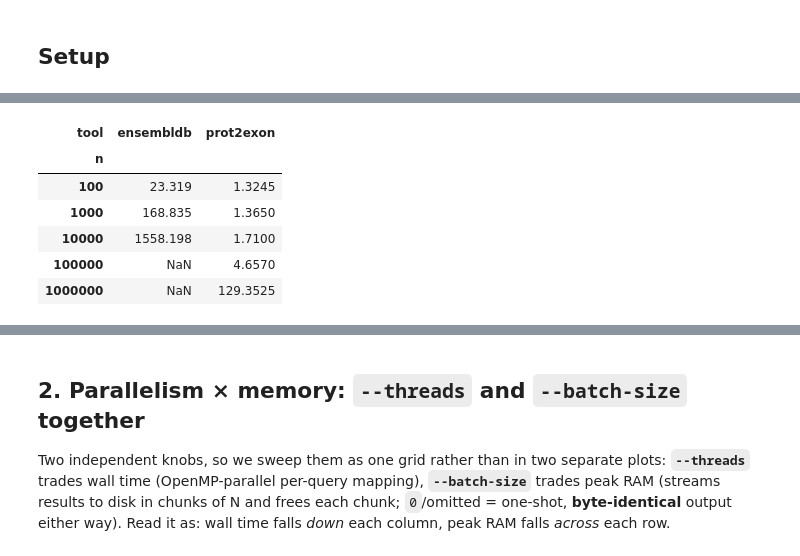
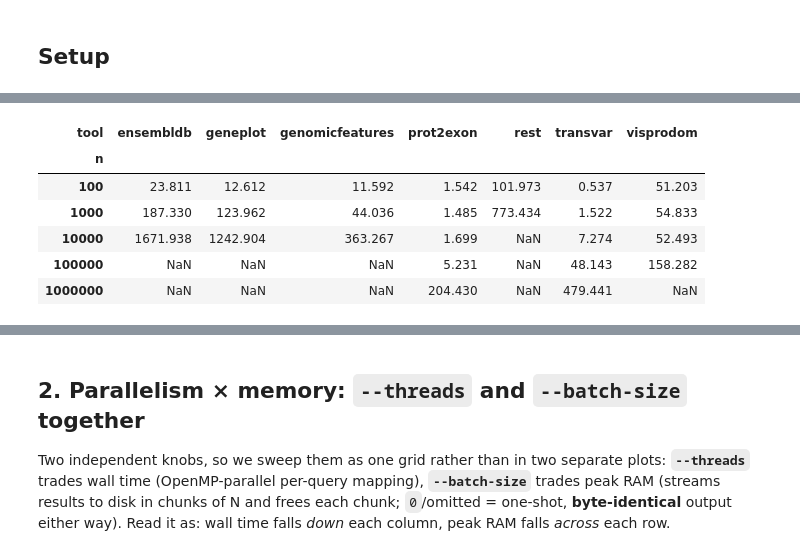
Before and after one commit to SotoLF/fastCDS, a Jupyter notebook: tutorial/reproduce_paper/end_to_end/scaling_and_ram.ipynb, the cells around one changed output, grey strips where cells are left out. Saved outputs shown, nothing was run; the diff lists cells and outputs as text; code cells hidden in the pictures.

```diff
--- a/tutorial/reproduce_paper/end_to_end/scaling_and_ram.ipynb
+++ b/tutorial/reproduce_paper/end_to_end/scaling_and_ram.ipynb
@@ -26,6 +30,25 @@ except NameError:
     pass  # Not in IPython (e.g. plain python REPL); ignore.
 import matplotlib as mpl
 import matplotlib.pyplot as plt
+
+# Every figure saved as PNG also gets a vector PDF (same bbox/dimensions) under
+# tutorial/reproduce_paper/figures_pdf/ (right next to these notebooks), so the
+# paper figures are available as scalable PDFs without changing any plotting code.
+from pathlib import Path as _Path
+import os as _os
+FIGDIR = (_Path.home() / "Desktop" / "protein2genomic" / "tutorial"
+          / "reproduce_paper" / "figures_pdf")
+FIGDIR.mkdir(parents=True, exist_ok=True)
+if not getattr(mpl.figure.Figure.savefig, "_writes_pdf", False):  # guard: don't double-wrap
+    _orig_savefig = mpl.figure.Figure.savefig
+    def _savefig_both(self, fname, *a, **k):
+        _orig_savefig(self, fname, *a, **k)
+        s = str(fname)
+        if s.lower().endswith(".png"):
+            kk = dict(k); kk.pop("dpi", None)              # vector PDF: drop raster dpi
+            _orig_savefig(self, str(FIGDIR / (_os.path.splitext(_os.path.basename(s))[0] + ".pdf")), *a, **kk)
+    _savefig_both._writes_pdf = True
+    mpl.figure.Figure.savefig = _savefig_both
 
 # Paper-ready figure defaults. Tweaks vs matplotlib's stock style:
 #   - Larger fonts (10pt body, 11pt axis labels, 12pt title).
@@ -76,14 +99,15 @@ import pandas as pd
 from pathlib import Path
 
 DATA = Path.home() / "Desktop" / "protein2genomic_data"
-TIMINGS = DATA / "bench" / "timings.tsv"
+# Unified apple-to-apple scaling: every tool measured on the SAME machine, the
+# SAME query sets, single-threaded, end-to-end (wall + peak RSS via wait4).
+# Tools too slow / too memory-hungry at a given N were stopped there.
+SCAL = DATA / "bench" / "scaling_apple2apple.tsv"
 # Combined threads x batch-size grid (benchmarks/threads_batch_grid.py).
 GRID = DATA / "bench" / "threads_batch_grid.tsv"
-# VisProDom run at several N (benchmarks/visprodom_human.R over query subsets).
-VPD = DATA / "notebook_software_comparison" / "visprodom_scaling.tsv"
 
-assert TIMINGS.exists(), f"missing {TIMINGS} (run benchmarks/scaling_benchmark.py)"
-assert GRID.exists(),    f"missing {GRID} (run benchmarks/threads_batch_grid.py)"
-print(f"timings : {TIMINGS}")
+assert SCAL.exists(), f"missing {SCAL} (run benchmarks/apple2apple/assemble_scaling.py)"
+assert GRID.exists(), f"missing {GRID} (run benchmarks/threads_batch_grid.py)"
+print(f"scaling : {SCAL}")
 print(f"grid    : {GRID}")
 # %% [output]
@@ -106,15 +147,11 @@ microseconds once the index is loaded.
 # %%
-t = pd.read_csv(TIMINGS, sep="\t")
-# Median across reps per (tool, n).
-agg = (t.groupby(["tool", "n"], as_index=False)
-        .agg(wall_s=("wall_s", "median"),
-             peak_rss_mb=("peak_rss_mb", "median")))
-agg.pivot(index="n", columns="tool", values="wall_s")
+s = pd.read_csv(SCAL, sep="\t").sort_values(["tool", "n"])
+s.pivot(index="n", columns="tool", values="wall_s")
 # %% [output]
-| tool | ensembldb | prot2exon |
-| n |  |  |
-| 100 | 23.319 | 1.3245 |
-| 1000 | 168.835 | 1.3650 |
-| 10000 | 1558.198 | 1.7100 |
-| 100000 | NaN | 4.6570 |
-| 1000000 | NaN | 129.3525 |
+| tool | ensembldb | geneplot | genomicfeatures | prot2exon | rest | transvar | visprodom |
+| n |  |  |  |  |  |  |  |
+| 100 | 23.811 | 12.612 | 11.592 | 1.542 | 101.973 | 0.537 | 51.203 |
+| 1000 | 187.330 | 123.962 | 44.036 | 1.485 | 773.434 | 1.522 | 54.833 |
+| 10000 | 1671.938 | 1242.904 | 363.267 | 1.699 | NaN | 7.274 | 52.493 |
+| 100000 | NaN | NaN | NaN | 5.231 | NaN | 48.143 | 158.282 |
+| 1000000 | NaN | NaN | NaN | 204.430 | NaN | 479.441 | NaN |
```
Also changed, not shown: parts of 8 cells of this notebook, 17 other files.
